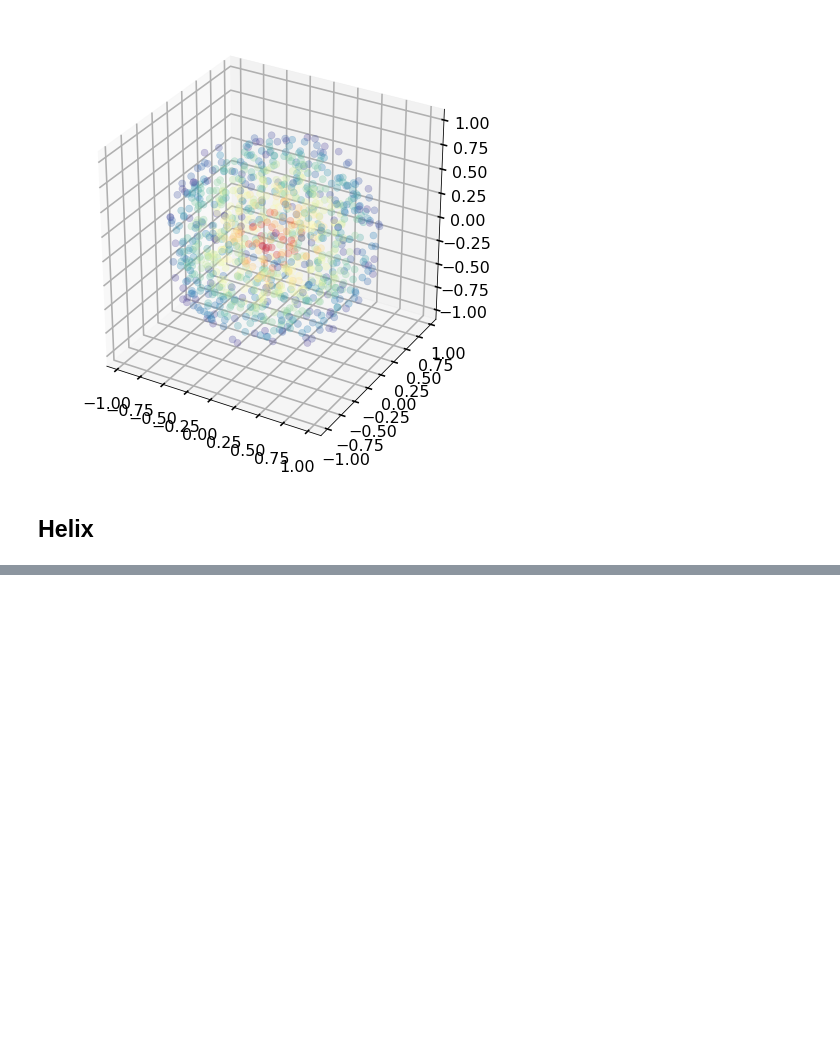
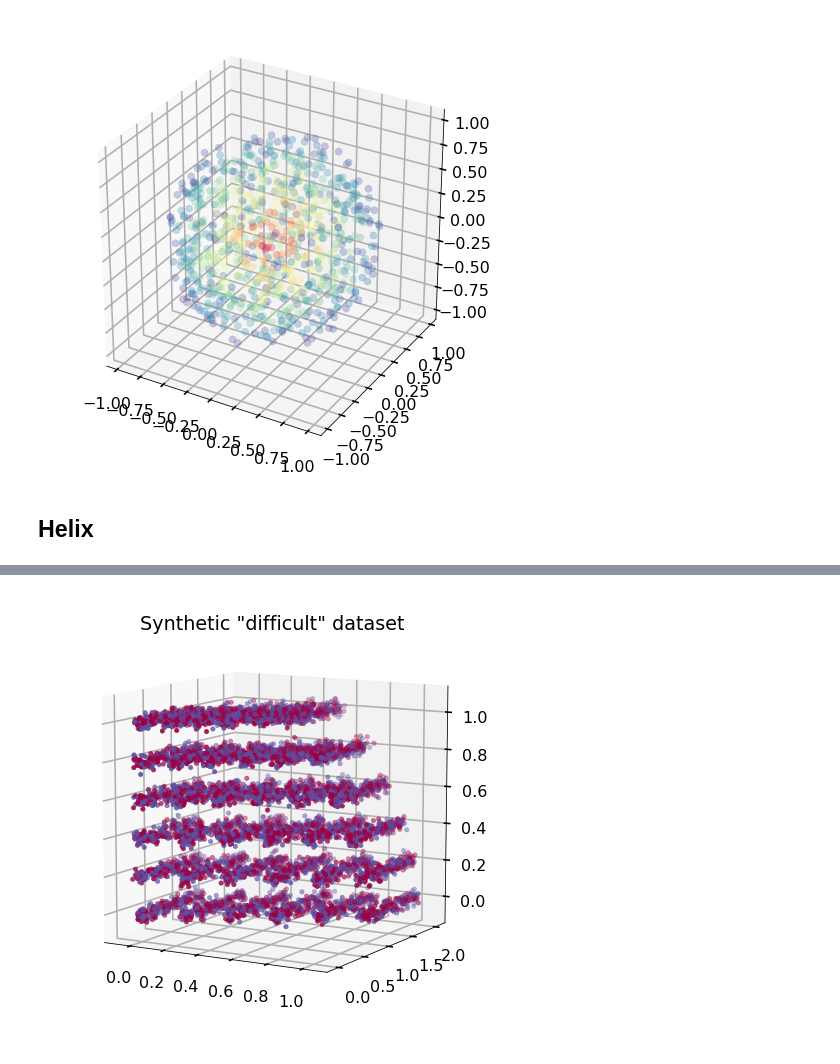
Before and after one commit to acwooding/dimension_reduction, a Jupyter notebook: notebooks/03-kw-synthetic-datasets.ipynb, the cells around one changed output, grey strips where cells are left out. Saved outputs shown, nothing was run; the diff lists cells and outputs as text; code cells hidden in the pictures; blank space fills up the shorter version.

```diff
--- a/notebooks/03-kw-synthetic-datasets.ipynb
+++ b/notebooks/03-kw-synthetic-datasets.ipynb
@@ -87,0 +101,8 @@ viz.plot_3d_dataset(data, colors)
+# %%
+noise=0.02
+kind='difficult'
+X, t = synthset.synthetic_data(kind=kind, random_state=random_state, noise=noise, n_points=10000)
+# %%
+viz.plot_3d_dataset(X, t, title=f'Synthetic "{kind}" dataset', dim_list=[5,6,7])
+# %% [output]
+[figure, added]
```
Also changed, not shown: parts of 8 cells of this notebook.
